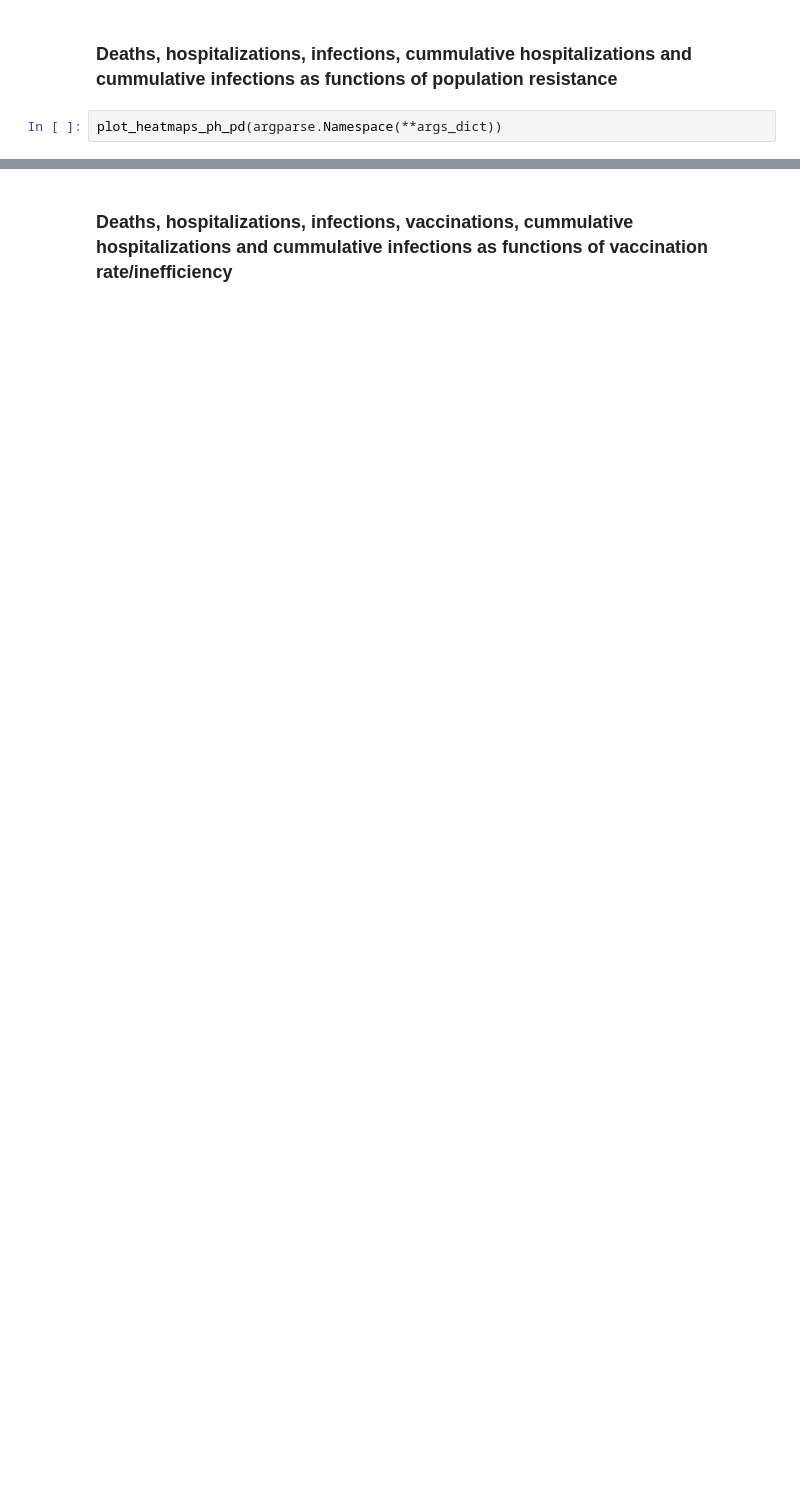
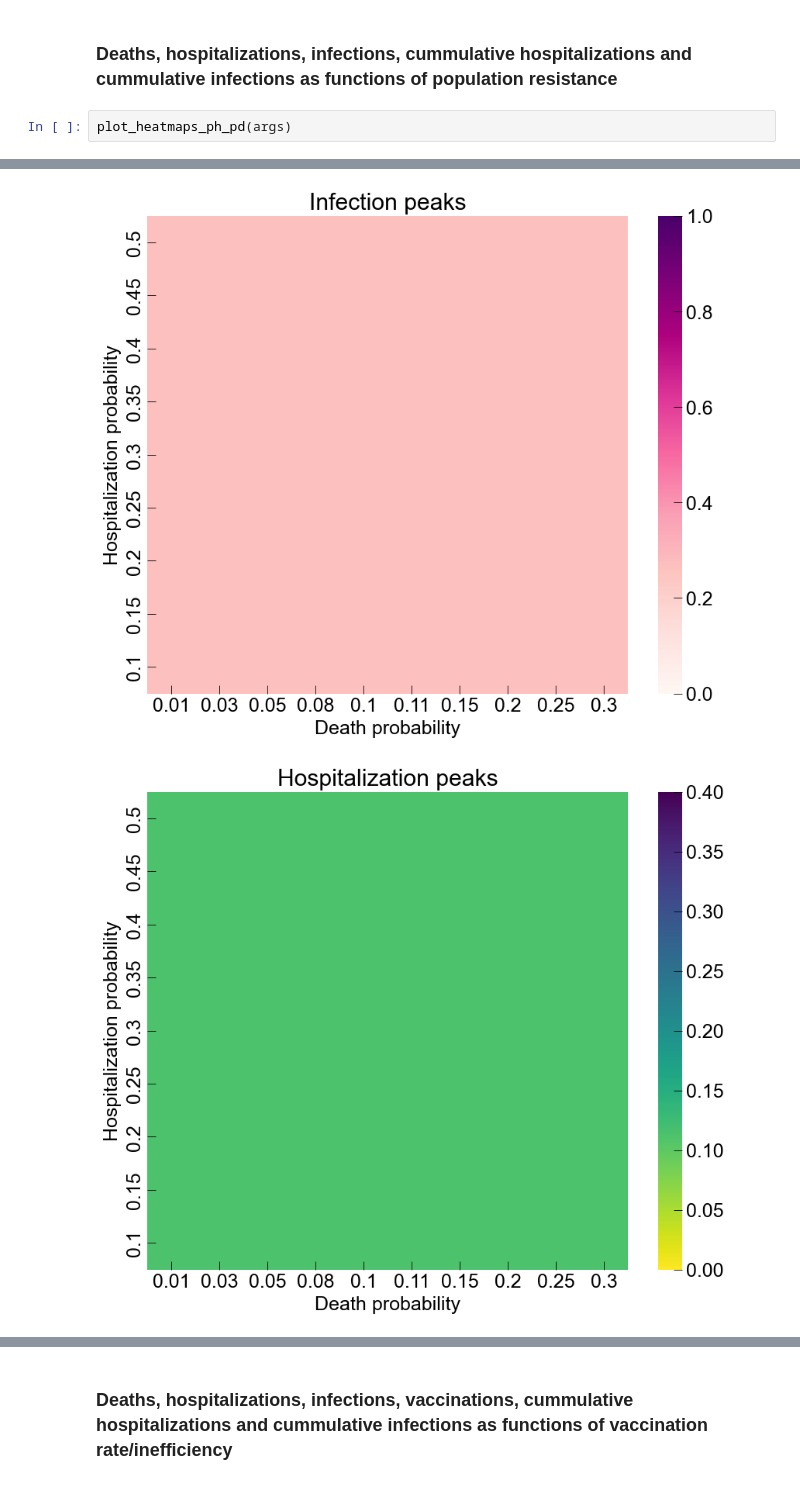
Before and after one commit to yaemsi/pandemic_control, a Jupyter notebook: notebooks/envs_tests.ipynb, the cells around one changed output, grey strips where cells are left out. Cells and saved outputs as stored; diff of their text form; blank space fills up the shorter version.

```diff
--- a/notebooks/envs_tests.ipynb
+++ b/notebooks/envs_tests.ipynb
@@ -237,4 +196,5 @@ plot_heatmaps_pop_size(argparse.Namespace(**args_dict))
 # %% [markdown]
 ### Deaths, hospitalizations, infections, cummulative hospitalizations and cummulative infections as functions of population resistance
 # %%
-plot_heatmaps_ph_pd(argparse.Namespace(**args_dict))
+plot_heatmaps_ph_pd(args)
+# %% [output]
@@ -240,0 +202,2 @@ plot_heatmaps_ph_pd(argparse.Namespace(**args_dict))
+[figure, added]
+[figure, added]
```
Also changed, not shown: parts of 7 cells of this notebook, 7 other files.
